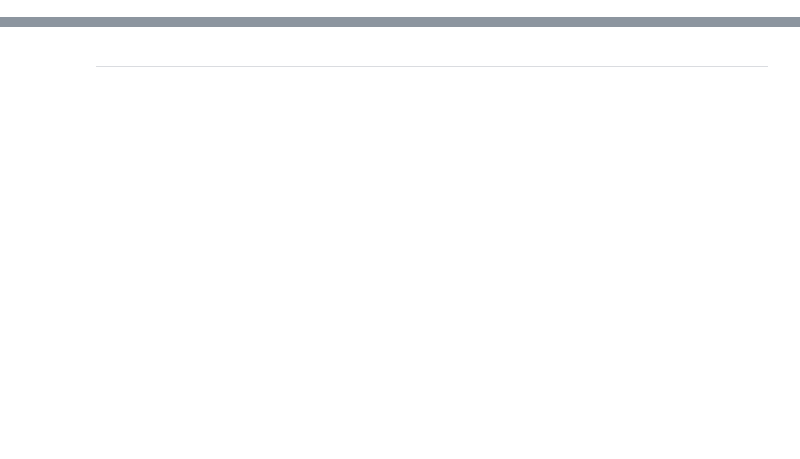
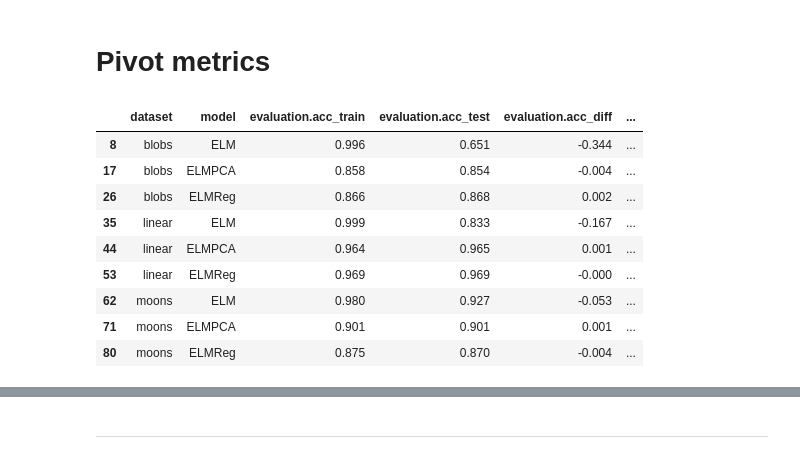
Before and after one commit to vmgustavo/202202-UFMG-RNA, a Jupyter notebook: paper01/visualize.ipynb, the cells around one changed output, grey strips where cells are left out. Saved outputs shown, nothing was run; the diff lists cells and outputs as text; code cells hidden in the pictures; blank space fills up the shorter version.

```diff
--- a/paper01/visualize.ipynb
+++ b/paper01/visualize.ipynb
@@ -53,0 +89,18 @@ for name, group in df.groupby(["dataset", "model"]):
+# %% [markdown]
+# Pivot metrics
+# %%
+means[means["neurons"] == 1024].round(3)[[
+    "dataset", "model",
+    "evaluation.acc_train", "evaluation.acc_test", "evaluation.acc_diff", "evaluation.time_to_fit"
+]]
+# %% [output]
+|  | dataset | model | evaluation.acc_train | evaluation.acc_test | evaluation.acc_diff | ... |
+| 8 | blobs | ELM | 0.996 | 0.651 | -0.344 | ... |
+| 17 | blobs | ELMPCA | 0.858 | 0.854 | -0.004 | ... |
+| 26 | blobs | ELMReg | 0.866 | 0.868 | 0.002 | ... |
+| 35 | linear | ELM | 0.999 | 0.833 | -0.167 | ... |
+| 44 | linear | ELMPCA | 0.964 | 0.965 | 0.001 | ... |
+| 53 | linear | ELMReg | 0.969 | 0.969 | -0.000 | ... |
+| 62 | moons | ELM | 0.980 | 0.927 | -0.053 | ... |
+| 71 | moons | ELMPCA | 0.901 | 0.901 | 0.001 | ... |
+| 80 | moons | ELMReg | 0.875 | 0.870 | -0.004 | ... |
```
Also changed, not shown: parts of 20 cells of this notebook, 1 other file.
